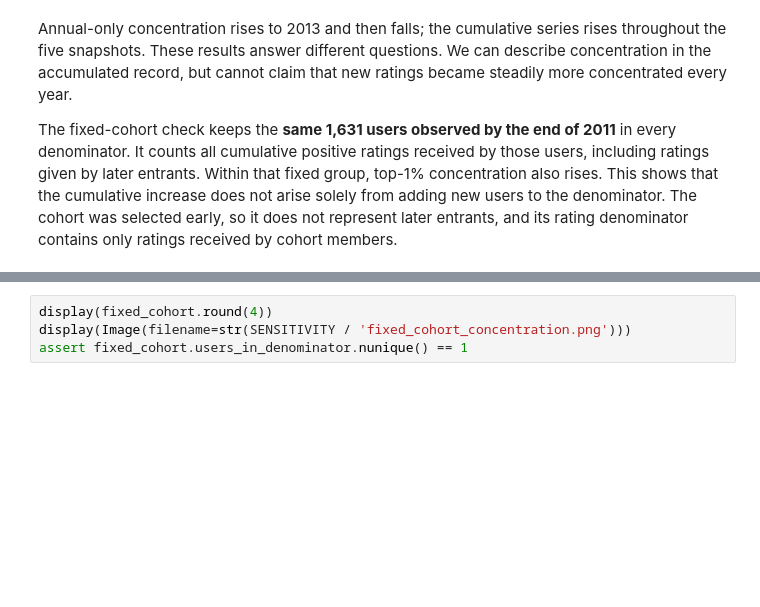
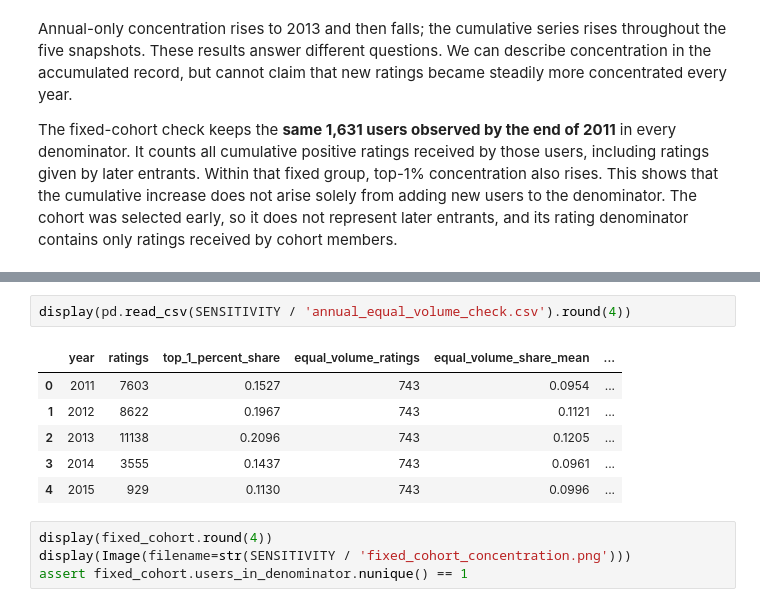
Before and after one commit to O-2wice/bitcoin-otc-trust-network-science, a Jupyter notebook: notebooks/03_temporal_rating_accumulation.ipynb, the cells around one changed output, grey strips where cells are left out. Drawn from its saved outputs; the diff is of its cells as text; blank space fills up the shorter version.

```diff
--- a/notebooks/03_temporal_rating_accumulation.ipynb
+++ b/notebooks/03_temporal_rating_accumulation.ipynb
@@ -206,3 +208,12 @@ The fixed-cohort check keeps the **same 1,631 users observed by the end of 2011*
+# %%
+display(pd.read_csv(SENSITIVITY / 'annual_equal_volume_check.csv').round(4))
+# %% [output]
+|  | year | ratings | top_1_percent_share | equal_volume_ratings | equal_volume_share_mean | ... |
+| 0 | 2011 | 7603 | 0.1527 | 743 | 0.0954 | ... |
+| 1 | 2012 | 8622 | 0.1967 | 743 | 0.1121 | ... |
+| 2 | 2013 | 11138 | 0.2096 | 743 | 0.1205 | ... |
+| 3 | 2014 | 3555 | 0.1437 | 743 | 0.0961 | ... |
+| 4 | 2015 | 929 | 0.1130 | 743 | 0.0996 | ... |
 # %%
 display(fixed_cohort.round(4))
 display(Image(filename=str(SENSITIVITY / 'fixed_cohort_concentration.png')))
```
Also changed, not shown: parts of 2 cells of this notebook, 3 other files.
